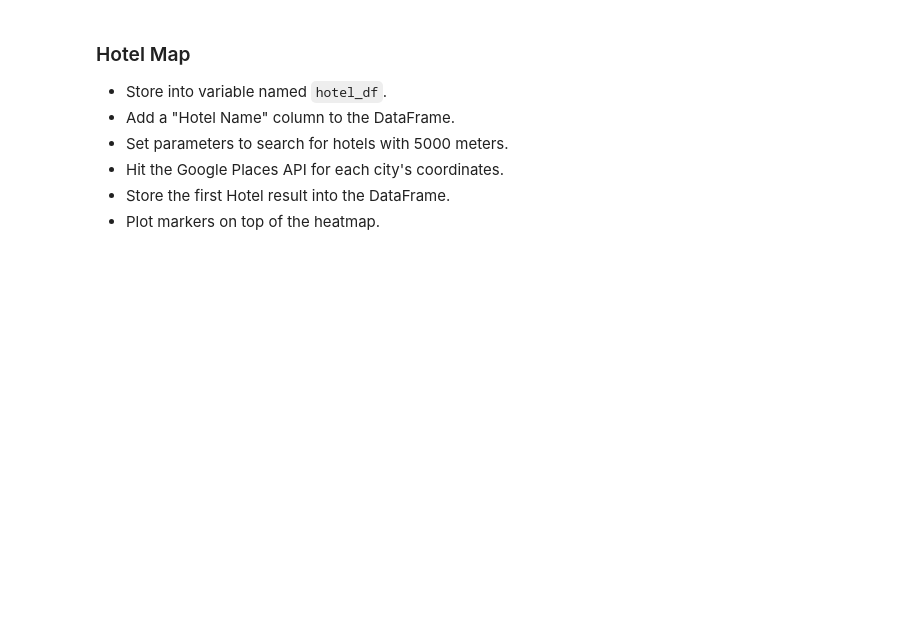
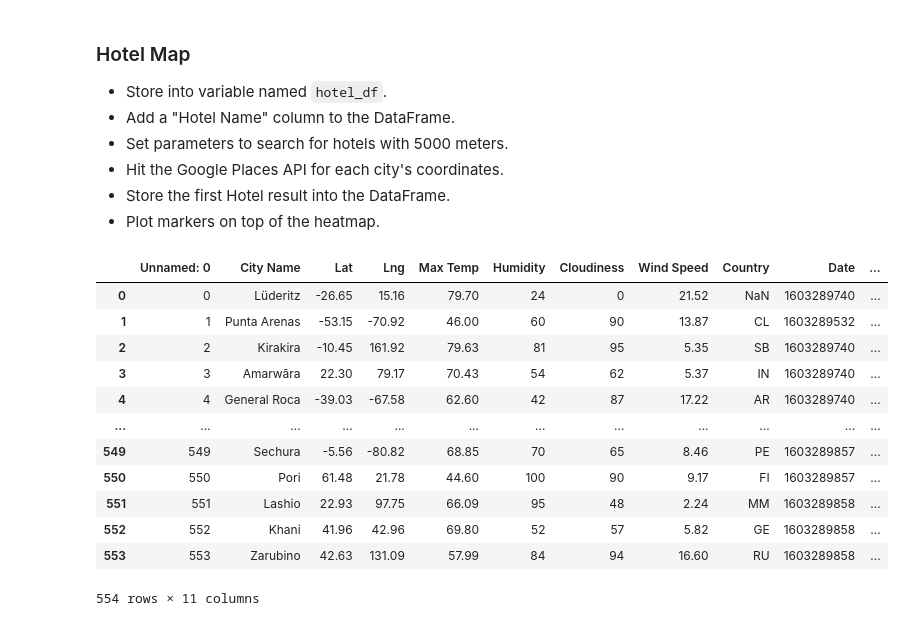
Before and after one commit to LeeProut/python-api-challenge, a Jupyter notebook: VacationPy/VacationPy.ipynb, the cells around one changed output. Cells and saved outputs as stored; diff of their text form; code cells hidden in the pictures; blank space fills up the shorter version.

```diff
--- a/VacationPy/VacationPy.ipynb
+++ b/VacationPy/VacationPy.ipynb
@@ -20,3 +20,6 @@ from api_keys import g_key
 # %% [markdown]
 ### Store Part I results into DataFrame
 * Load the csv exported in Part I to a DataFrame
+# %%
+va_city_data_df = pd.read_csv("../WeatherPy/city_data.csv")
+va_city_data_df.head()
@@ -37,6 +75,27 @@ from api_keys import g_key
 * Hit the Google Places API for each city's coordinates.
 * Store the first Hotel result into the DataFrame.
 * Plot markers on top of the heatmap.
+# %%
+#create an empty column for the hotel name
+#before, choose only the columns I need
+va_city_data_df["Hotel Name"] = ""
+va_city_data_df
+
+#on the types, use lodging to find hotels
+# %% [output]
+|  | Unnamed: 0 | City Name | Lat | Lng | Max Temp | Humidity | Cloudiness | Wind Speed | Country | Date | ... |
+| 0 | 0 | Lüderitz | -26.65 | 15.16 | 79.70 | 24 | 0 | 21.52 | NaN | 1603289740 | ... |
+| 1 | 1 | Punta Arenas | -53.15 | -70.92 | 46.00 | 60 | 90 | 13.87 | CL | 1603289532 | ... |
+| 2 | 2 | Kirakira | -10.45 | 161.92 | 79.63 | 81 | 95 | 5.35 | SB | 1603289740 | ... |
+| 3 | 3 | Amarwāra | 22.30 | 79.17 | 70.43 | 54 | 62 | 5.37 | IN | 1603289740 | ... |
+| 4 | 4 | General Roca | -39.03 | -67.58 | 62.60 | 42 | 87 | 17.22 | AR | 1603289740 | ... |
+| ... | ... | ... | ... | ... | ... | ... | ... | ... | ... | ... | ... |
+| 549 | 549 | Sechura | -5.56 | -80.82 | 68.85 | 70 | 65 | 8.46 | PE | 1603289857 | ... |
+| 550 | 550 | Pori | 61.48 | 21.78 | 44.60 | 100 | 90 | 9.17 | FI | 1603289857 | ... |
+| 551 | 551 | Lashio | 22.93 | 97.75 | 66.09 | 95 | 48 | 2.24 | MM | 1603289858 | ... |
+| 552 | 552 | Khani | 41.96 | 42.96 | 69.80 | 52 | 57 | 5.82 | GE | 1603289858 | ... |
+| 553 | 553 | Zarubino | 42.63 | 131.09 | 57.99 | 84 | 94 | 16.60 | RU | 1603289858 | ... |
+554 rows × 11 columns
 # %%
 # NOTE: Do not change any of the code in this cell
 
```
Also changed, not shown: parts of 5 cells of this notebook, 8 other files.
